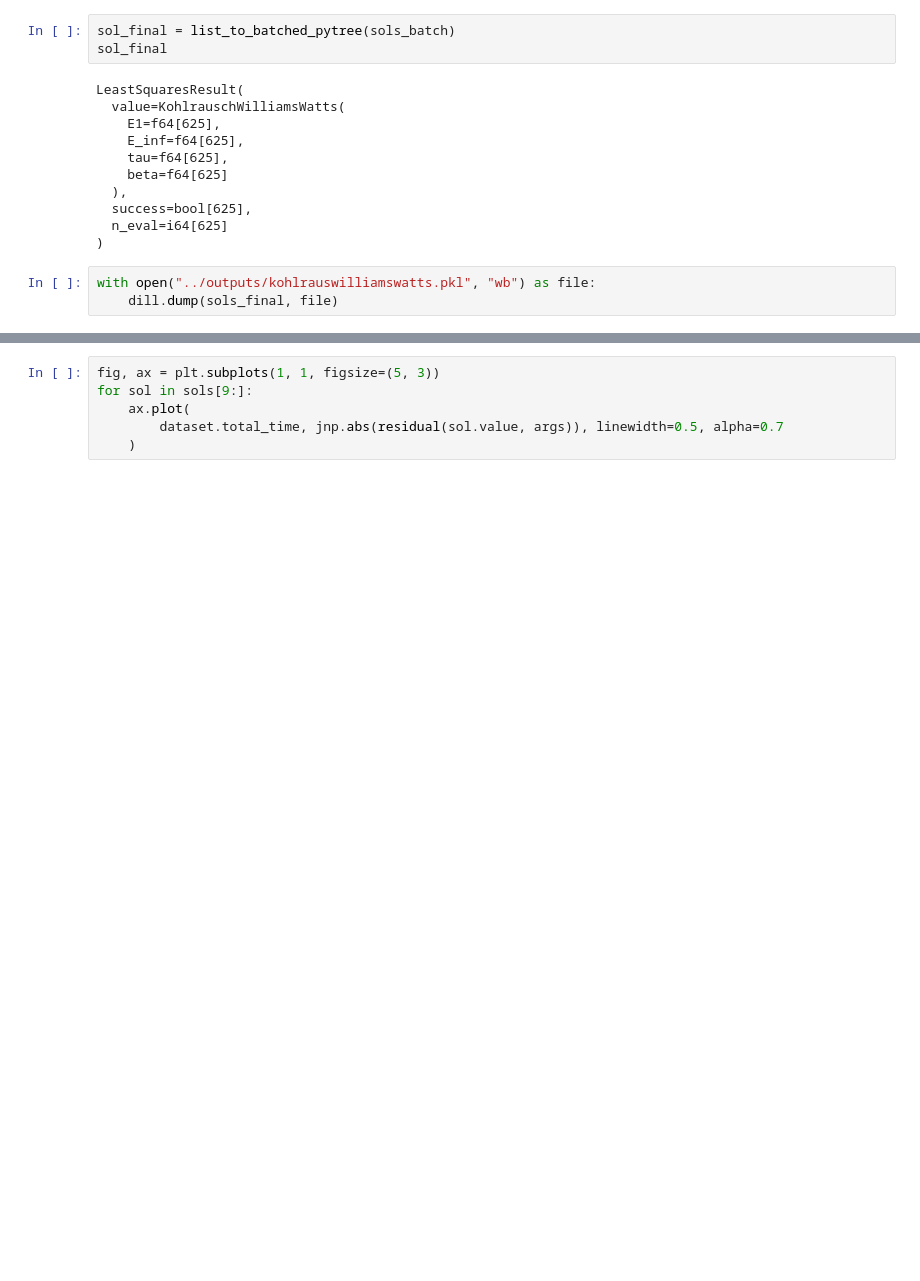
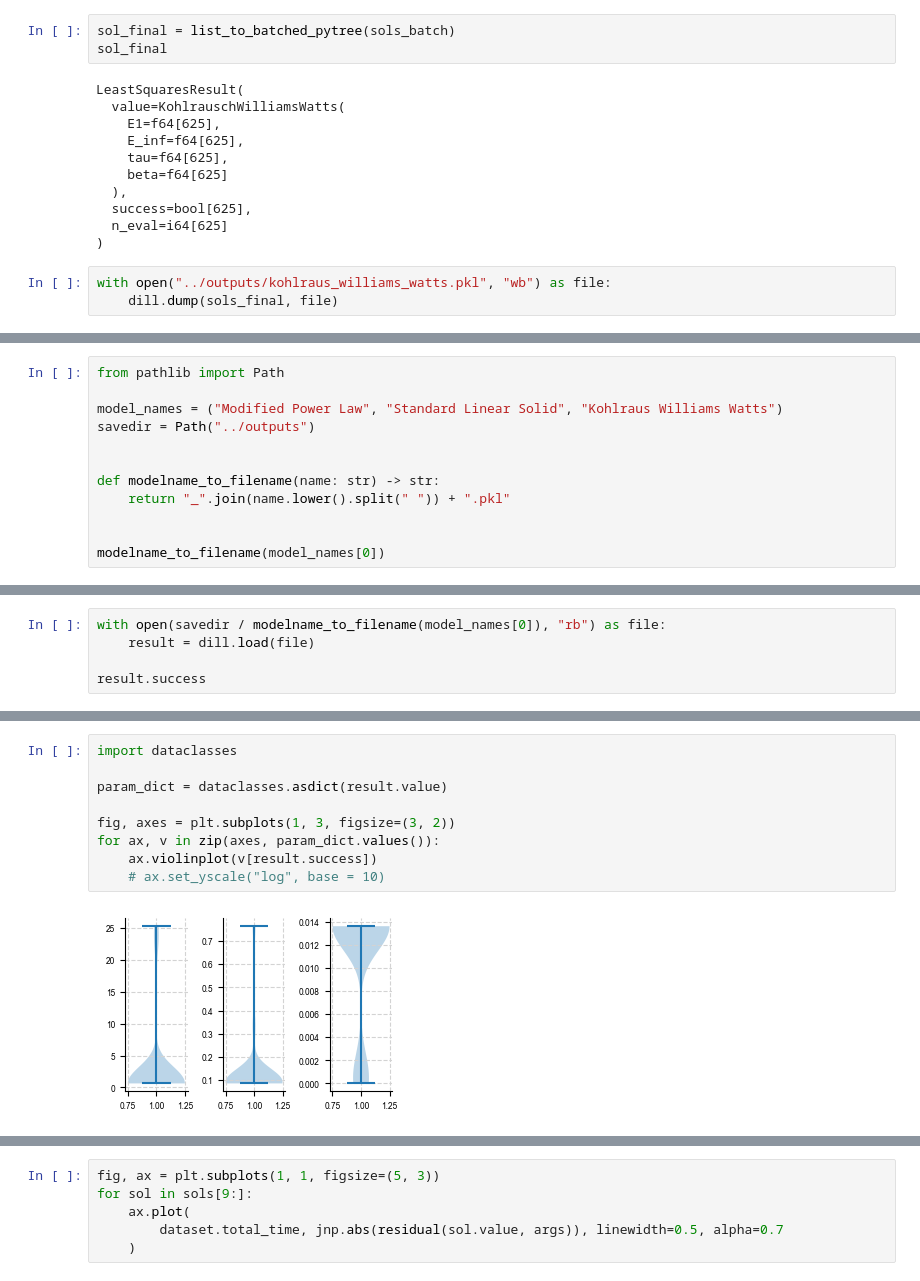
Before and after one commit to Jhko725/NeuralConstitutiveEq.jl, a Jupyter notebook: notebooks/2_fit_experimental_data.ipynb, the cells around one changed output, grey strips where cells are left out. Drawn from its saved outputs; the diff is of its cells as text; blank space fills up the shorter version.

```diff
--- a/notebooks/2_fit_experimental_data.ipynb
+++ b/notebooks/2_fit_experimental_data.ipynb
@@ -358,5 +436,5 @@ LeastSquaresResult(
   n_eval=i64[625]
 )
 # %%
-with open("../outputs/kohlrauswilliamswatts.pkl", "wb") as file:
+with open("../outputs/kohlraus_williams_watts.pkl", "wb") as file:
     dill.dump(sols_final, file)
@@ -428,0 +443,12 @@ sol_batched = eqx.filter_jit(eqx.filter_vmap(curve_fit, in_axes=(None, 0, None,
+# %%
+from pathlib import Path
+
+model_names = ("Modified Power Law", "Standard Linear Solid", "Kohlraus Williams Watts")
+savedir = Path("../outputs")
+
+
+def modelname_to_filename(name: str) -> str:
+    return "_".join(name.lower().split(" ")) + ".pkl"
+
+
+modelname_to_filename(model_names[0])
@@ -428,0 +457,5 @@ sol_batched = eqx.filter_jit(eqx.filter_vmap(curve_fit, in_axes=(None, 0, None,
+# %%
+with open(savedir / modelname_to_filename(model_names[0]), "rb") as file:
+    result = dill.load(file)
+
+result.success
@@ -428,0 +477,11 @@ sol_batched = eqx.filter_jit(eqx.filter_vmap(curve_fit, in_axes=(None, 0, None,
+# %%
+import dataclasses
+
+param_dict = dataclasses.asdict(result.value)
+
+fig, axes = plt.subplots(1, 3, figsize=(3, 2))
+for ax, v in zip(axes, param_dict.values()):
+    ax.violinplot(v[result.success])
+    # ax.set_yscale("log", base = 10)
+# %% [output]
+[figure, added]
```
Also changed, not shown: parts of 27 cells of this notebook, 7 other files.
